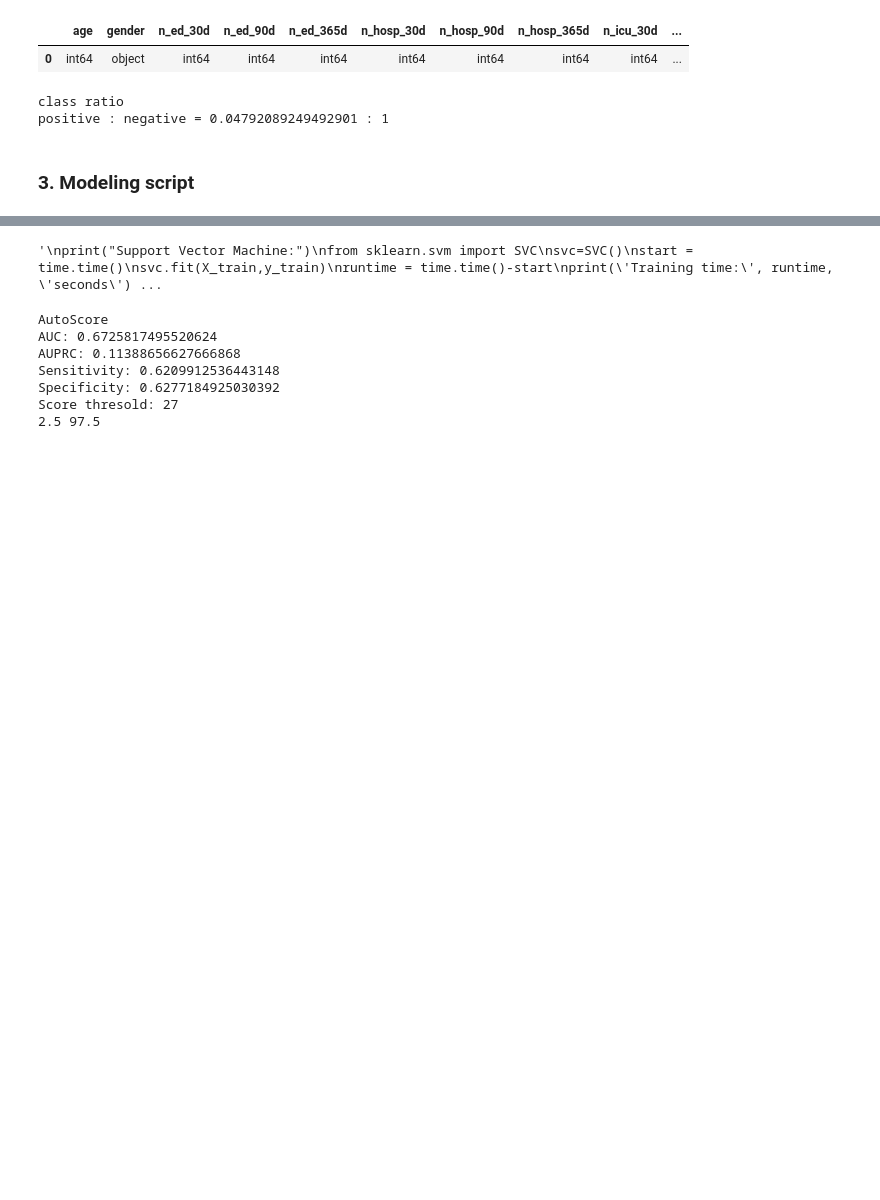
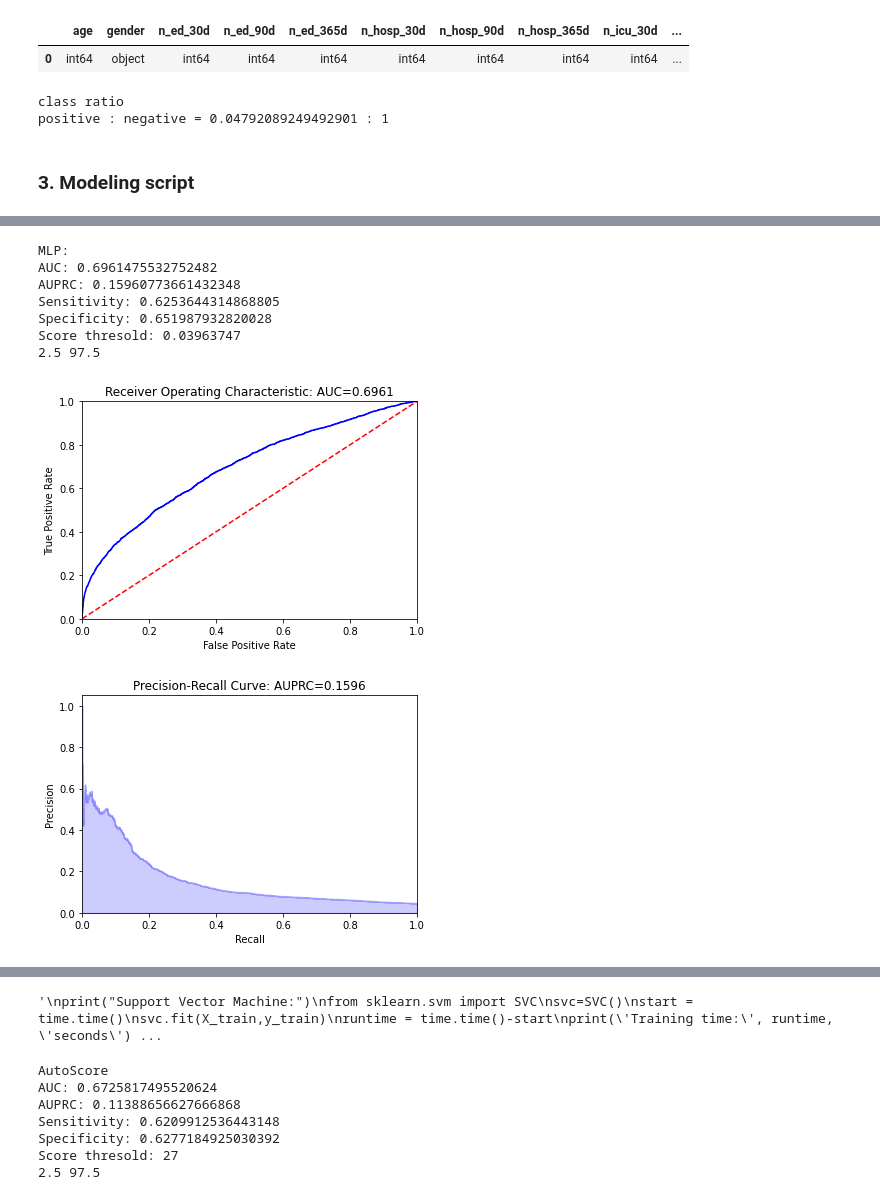
Before and after one commit to nliulab/mimic4ed-benchmark, a Jupyter notebook: Benchmark_scripts/Task_3_Model_72h_ed_revisit_disposition.ipynb, the cells around one changed output, grey strips where cells are left out. Saved outputs shown, nothing was run; the diff lists cells and outputs as text; code cells hidden in the pictures; blank space fills up the shorter version.

```diff
--- a/Benchmark_scripts/Task_3_Model_72h_ed_revisit_disposition.ipynb
+++ b/Benchmark_scripts/Task_3_Model_72h_ed_revisit_disposition.ipynb
@@ -235,12 +261,22 @@ mlp.save('72h_ed_revisit_mlp')
 # %%
 print("MLP:")
-mlp = load_model('72h_ed_revisit_mlp')
+#mlp = load_model('72h_ed_revisit_mlp')
 probs = mlp.predict(X_test.astype(np.float32))
 result = PlotROCCurve(probs,y_test, ci=confidence_interval, random_seed=random_seed)
 results = ["MLP"]
 results.extend(result)
 results.append(runtime)
 result_list.append(results)
+# %% [output]
+MLP:
+AUC: 0.6961475532752482
+AUPRC: 0.15960773661432348
+Sensitivity: 0.6253644314868805
+Specificity: 0.651987932820028
+Score thresold: 0.03963747
+2.5 97.5
+[figure, added]
+[figure, added]
 # %%
 # Loading data for LSTM
 resample_freq = '1H' #'30T'
```
Also changed, not shown: parts of 12 cells of this notebook, 1 other file.
